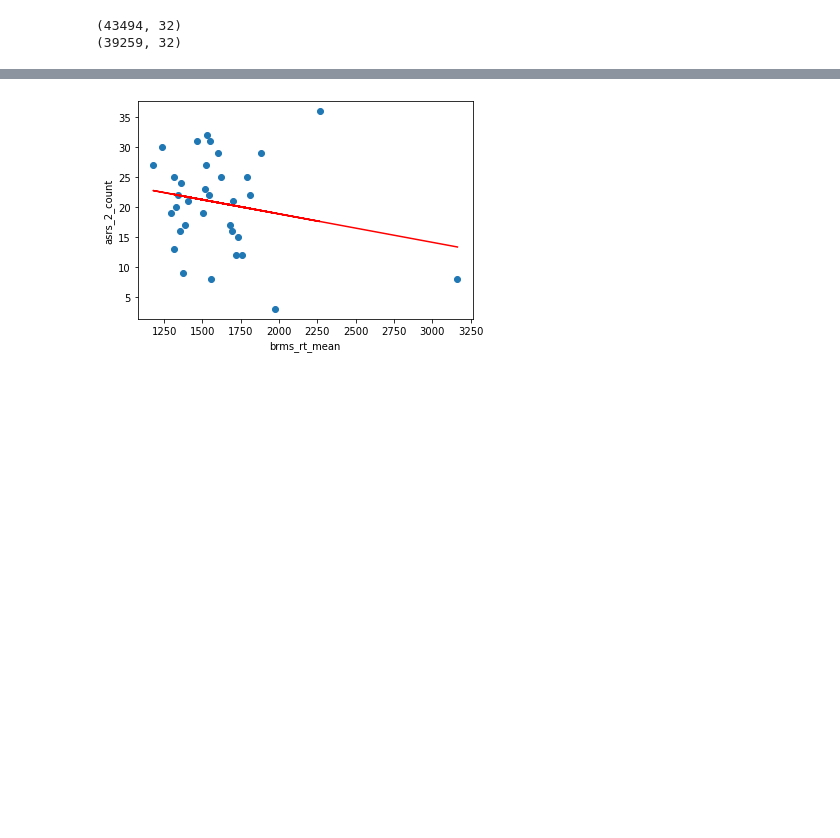
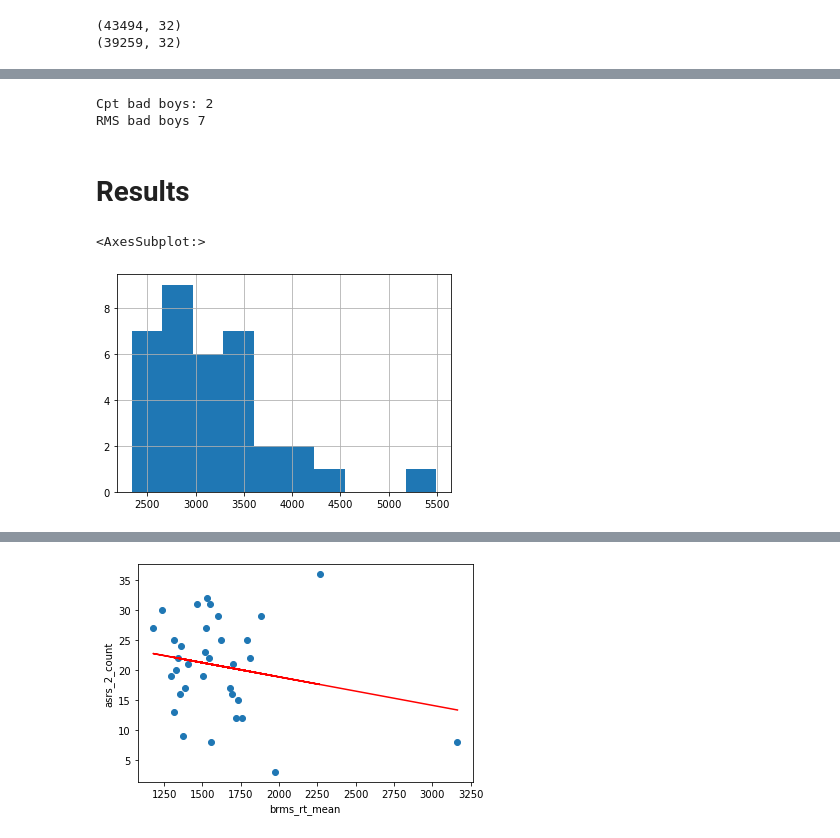
Before and after one commit to ConsciousLab/CptRmsAnalysis, a Jupyter notebook: main.ipynb, the cells around one changed output, grey strips where cells are left out. Cells and saved outputs as stored; diff of their text form; code cells hidden in the pictures; blank space fills up the shorter version.

```diff
--- a/main.ipynb
+++ b/main.ipynb
@@ -353,40 +412,50 @@ def get_rms_without_errors(single_df):
+# %%
+print("Cpt bad boys:", len(bad_boys_cpt))
+print("RMS bad boys", len(bad_boys_rms))
+# %% [output]
+Cpt bad boys: 2
+RMS bad boys 7
+# %% [markdown]
+# Results
 # %%
 def get_result_df():
     result_df = pd.DataFrame()
     for df_current in df_lst:
-        rms_anwers = get_rms_values(df_current)
-        cpt_response = get_standards_cpt_result(df_current)
-        stimulus_missed = df_current[~df_current.stimulus_missed.isnull()].shape[0]
+        rms_anwers = get_rms_values(df_current, is_standard=True, is_log=False)
+        cpt_response = get_standards_cpt_result(df_current, log_value=False)
+        stimulus_missed = df_current[~df_current.stimulus_missed.isnull(
+        )].shape[0]
         asrs_answers = get_asrs_answers(df_current)
+        cpt_false = get_cpt_false_answers(df_current)
         q1_answers = get_q1_answers(df_current)
         result_df = result_df.append(
             {
-                #'age': get_one_value(df_current, 2),
-                #'gender': q1_answers[0],
-                #'strong_hand': q1_answers[1],
-                #'main_lang': q1_answers[2],
-                #'adhd': get_one_value(df_current, 3),
-                #'feel_adhd': get_one_value(df_current, 4),
+                'age': get_one_value(df_current, 2),
+                'gender': q1_answers[0],
+                'strong_hand': q1_answers[1],
+                'main_lang': q1_answers[2],
+                'adhd': get_one_value(df_current, 3),
+                'feel_adhd': get_one_value(df_current, 4),
                 'brms_rt_mean': rms_anwers[0],
-                'brms_rt_mean_std': rms_anwers[1],
-                'brms_rt_mean_high': rms_anwers[2],
-                'brms_rt_mean_high_reverted': rms_anwers[3],
-                'brms_rt_mean_low': rms_anwers[4],
-                'brms_rt_mean_low_reverted': rms_anwers[5],
-                #'brms_trial_count': rms_anwers[6],
-                #'asrs_1_count': asrs_answers[0],
+                # 'brms_rt_mean_std': rms_anwers[1],
+                'brms_rt_mean_regular': rms_anwers[2] + rms_anwers[4],
+                'brms_rt_mean_reverted': rms_anwers[3] + rms_anwers[5],
+                # 'brms_trial_count': rms_anwers[6],
+                # 'asrs_1_count': asrs_answers[0],
                 'asrs_count': asrs_answers[1] + asrs_answers[0],
                 'asrs_high_adhd': asrs_answers[0] >= 24 or asrs_answers[1] >= 24,
                 # 'asrs_med_adhd': 17 <= asrs_answers[0] < 24 or 17 <= asrs_answers[1] < 24,
                 'cpt_response_mean': cpt_response.mean(),
                 'cpt_response_mean_std': cpt_response.std(),
-                'cpt_misses': stimulus_missed,
+                #'cpt_misses': stimulus_missed,
+                #'cpt_false': cpt_false,
+                'cpt_errors': cpt_false + stimulus_missed,
                 'hps_count': get_hps_count(df_current),
                 # "brms_understood": get_one_value(df_current, 88),
                 # "brms_stratagy_exist": get_one_value(df_current, 89),
                 # "brms_stratagy": get_one_value(df_current, 90),
-                # "cpt_understood": get_one_value(df_current, 91),
-                # "cpt_stratagy_exist": get_one_value(df_current, 92),
+                #"cpt_understood": get_one_value(df_current, 91),
+                #"cpt_stratagy_exist": get_one_value(df_current, 92),
                 # "cpt_stratagy": get_one_value(df_current, 93),
                 # "your_driving": get_one_value(df_current, 94),
                 # "accedint_driver": get_one_value(df_current, 95),
@@ -396,5 +465,10 @@ def get_result_df():
     return result_df
 # %%
 result_df = get_result_df()
+# %%
+result_df.brms_rt_mean_reverted.hist()
+# %% [output]
+<AxesSubplot:>
+[figure, added]
 # %%
 result_df.to_csv('result.csv')
```
Also changed, not shown: parts of 80 cells of this notebook, 8 other files.
